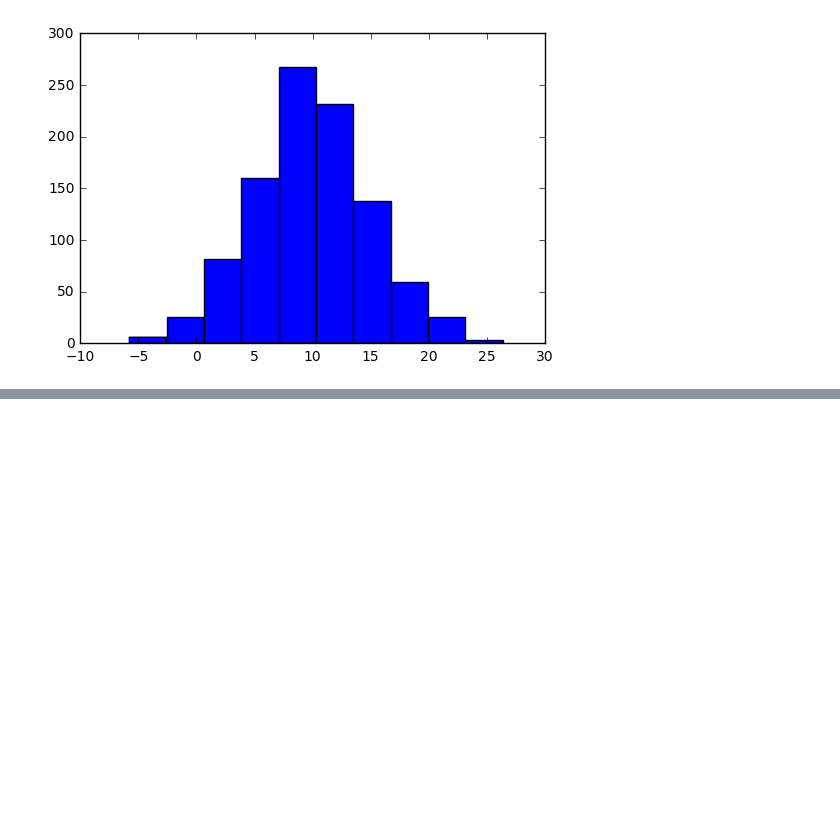
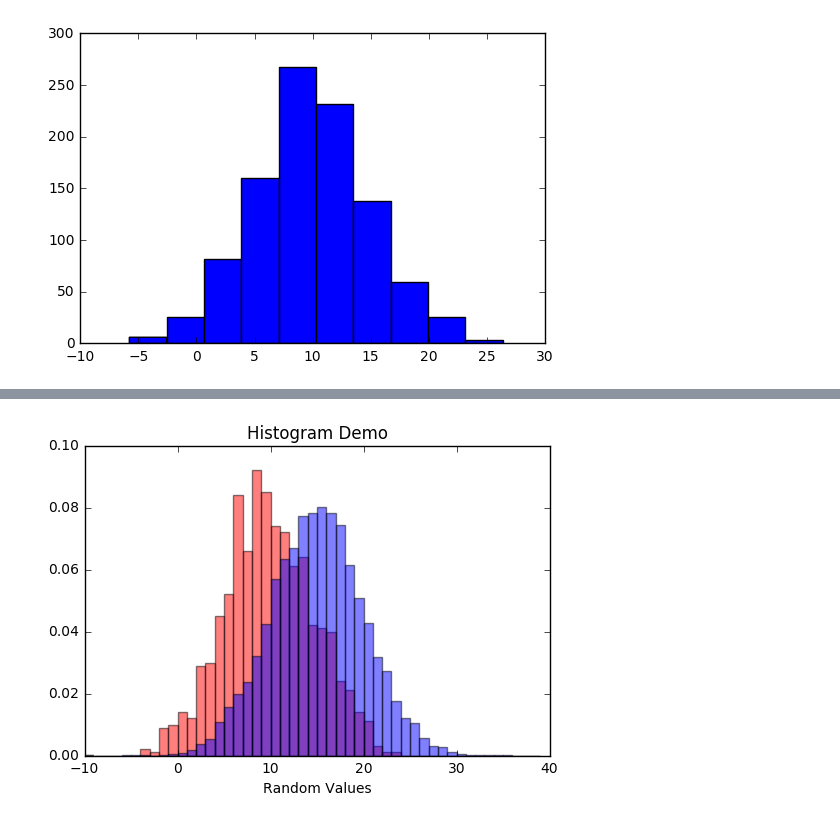
Before and after one commit to carlsednaoui/thinkful-data-science, a Jupyter notebook: coursework/unit_2/matplotlib.ipynb, the cells around one changed output, grey strips where cells are left out. Cells and saved outputs as stored; diff of their text form; code cells hidden in the pictures; blank space fills up the shorter version.

```diff
--- a/coursework/unit_2/matplotlib.ipynb
+++ b/coursework/unit_2/matplotlib.ipynb
@@ -123,0 +134,11 @@ plt.hist(x)
+# %%
+# let's normalize this
+x = np.random.normal(10, 5, 1000)
+y = np.random.normal(15, 5, 10000)
+plt.hist(x, normed=True, color='red', bins=np.arange(-10, 40), alpha=.5) #alpha just controls the opacity
+plt.hist(y, normed=True, color='blue', bins=np.arange(-10, 40), alpha=.5)
+plt.title('Histogram Demo')
+plt.xlabel('Random Values')
+plt.show()
+# %% [output]
+[figure, added]
```
Also changed, not shown: parts of 3 cells of this notebook, 2 other files.
